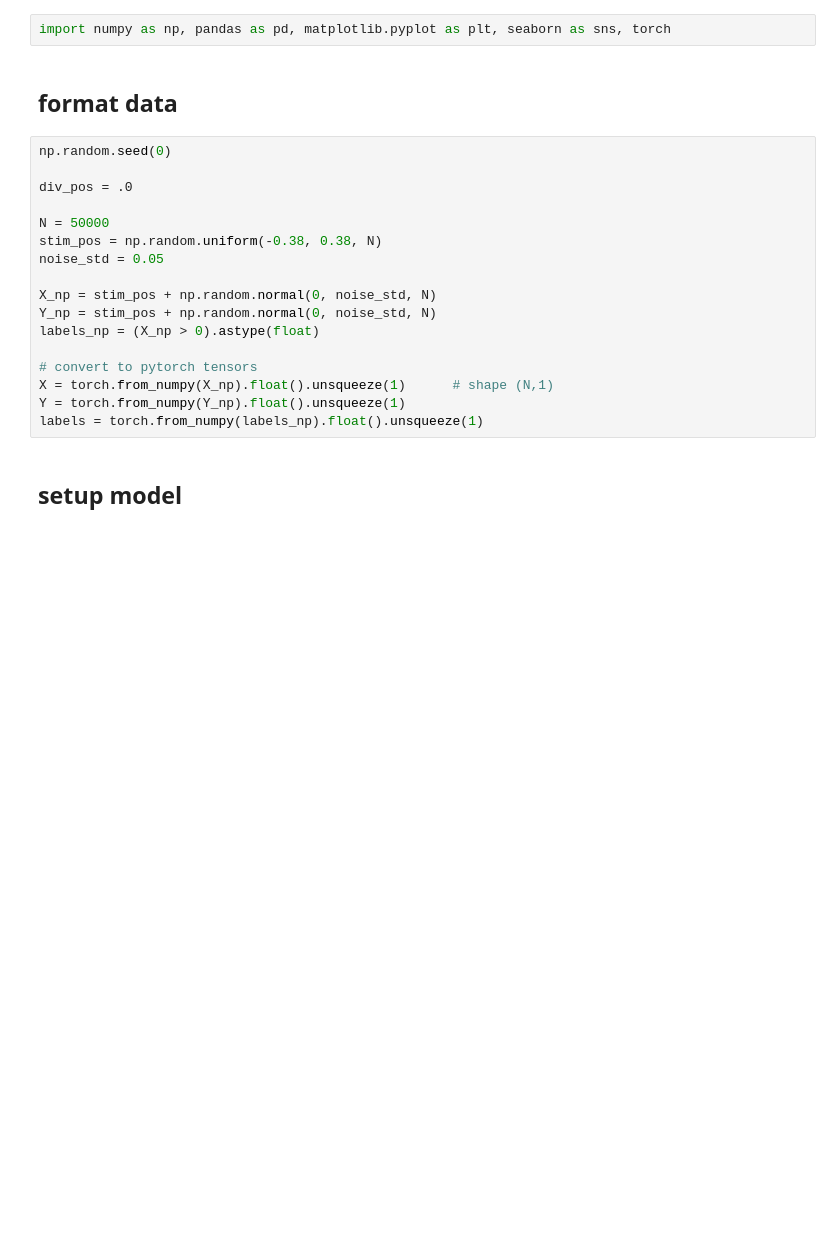
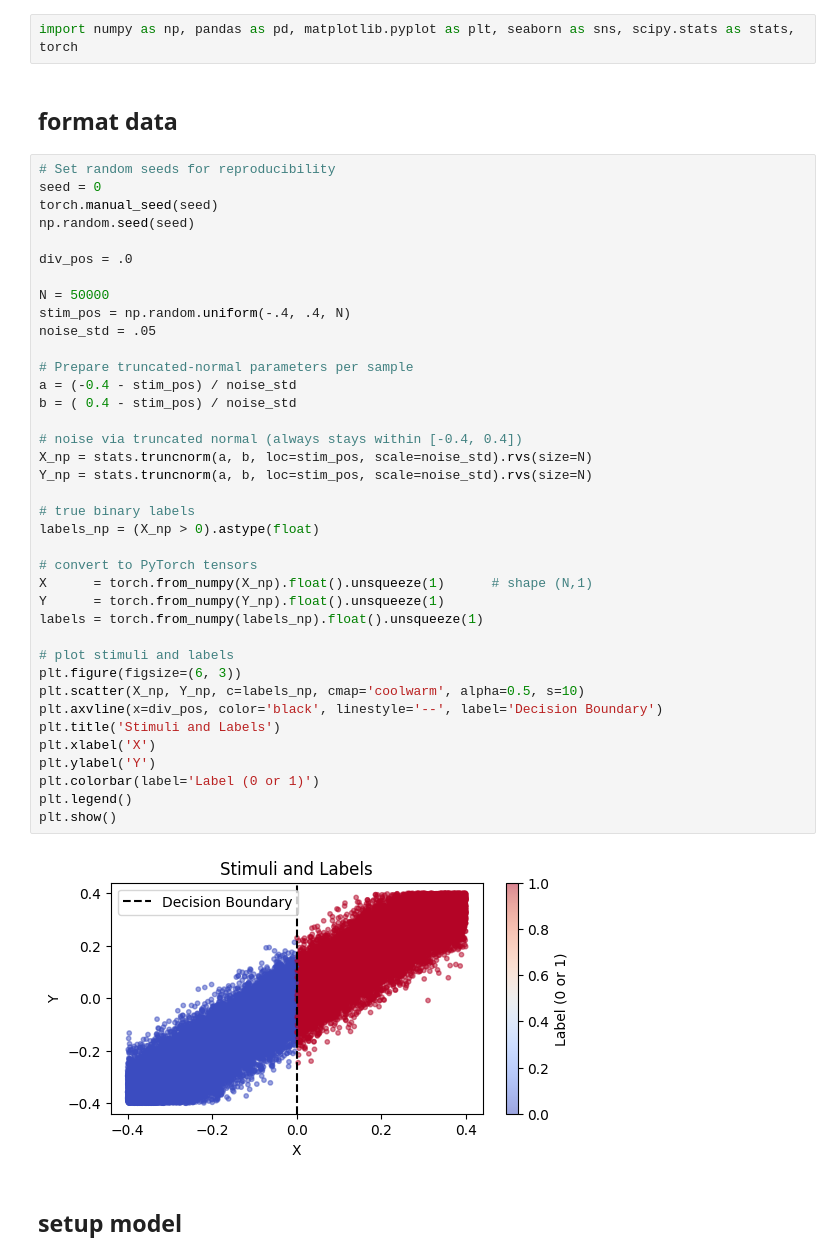
Before and after one commit to siyer7/asymmetry_design, a Jupyter notebook: code/NN.ipynb, the cells around one changed output. Drawn from its saved outputs; the diff is of its cells as text; blank space fills up the shorter version.

```diff
--- a/code/NN.ipynb
+++ b/code/NN.ipynb
@@ -1,24 +1,47 @@
 # %%
-import numpy as np, pandas as pd, matplotlib.pyplot as plt, seaborn as sns, torch
+import numpy as np, pandas as pd, matplotlib.pyplot as plt, seaborn as sns, scipy.stats as stats, torch
 # %% [markdown]
 ## format data
-# %%
-np.random.seed(0)
-
-div_pos = .0
-
-N = 50000
-stim_pos = np.random.uniform(-0.38, 0.38, N)
-noise_std = 0.05
-
-X_np = stim_pos + np.random.normal(0, noise_std, N)
-Y_np = stim_pos + np.random.normal(0, noise_std, N)
-labels_np = (X_np > 0).astype(float)
-
-# convert to pytorch tensors
-X = torch.from_numpy(X_np).float().unsqueeze(1)      # shape (N,1)
-Y = torch.from_numpy(Y_np).float().unsqueeze(1)
-labels = torch.from_numpy(labels_np).float().unsqueeze(1)
+# %%
+# Set random seeds for reproducibility
+seed = 0
+torch.manual_seed(seed)
+np.random.seed(seed)
+
+div_pos = .0
+
+N = 50000
+stim_pos = np.random.uniform(-.4, .4, N)
+noise_std = .05
+
+# Prepare truncated-normal parameters per sample
+a = (-0.4 - stim_pos) / noise_std
+b = ( 0.4 - stim_pos) / noise_std
+
+# noise via truncated normal (always stays within [-0.4, 0.4])
+X_np = stats.truncnorm(a, b, loc=stim_pos, scale=noise_std).rvs(size=N)
+Y_np = stats.truncnorm(a, b, loc=stim_pos, scale=noise_std).rvs(size=N)
+
+# true binary labels
+labels_np = (X_np > 0).astype(float)
+
+# convert to PyTorch tensors
+X      = torch.from_numpy(X_np).float().unsqueeze(1)      # shape (N,1)
+Y      = torch.from_numpy(Y_np).float().unsqueeze(1)
+labels = torch.from_numpy(labels_np).float().unsqueeze(1)
+
+# plot stimuli and labels
+plt.figure(figsize=(6, 3))
+plt.scatter(X_np, Y_np, c=labels_np, cmap='coolwarm', alpha=0.5, s=10)
+plt.axvline(x=div_pos, color='black', linestyle='--', label='Decision Boundary')
+plt.title('Stimuli and Labels')
+plt.xlabel('X')
+plt.ylabel('Y')
+plt.colorbar(label='Label (0 or 1)')
+plt.legend()
+plt.show()
+# %% [output]
+[figure, added]
 # %% [markdown]
 ## setup model
 # %%
```
Also changed, not shown: parts of 7 cells of this notebook.
